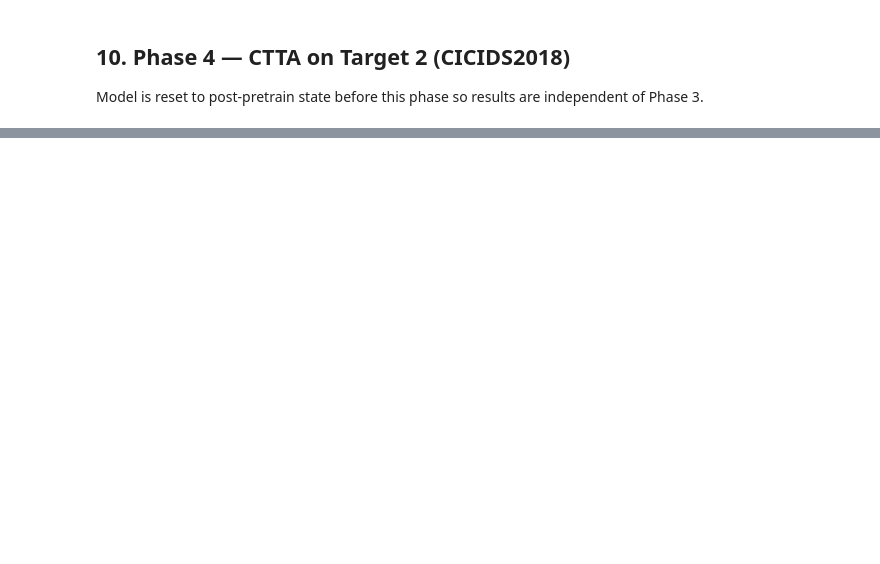
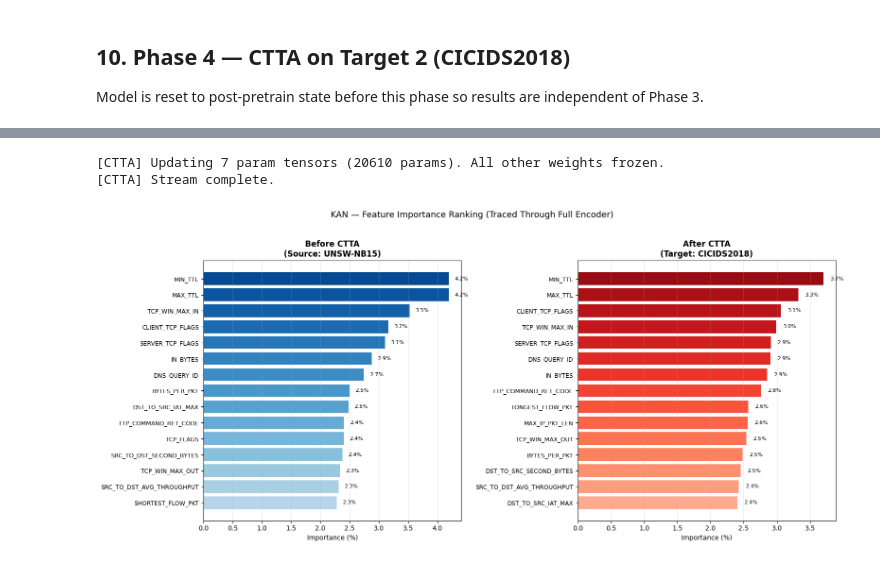
Before and after one commit to braim/nids-tta, a Jupyter notebook: colab/9-vis/NIDS_CTTA_VIS_8_0_0.ipynb, the cells around one changed output, grey strips where cells are left out. Cells and saved outputs as stored; diff of their text form; code cells hidden in the pictures; blank space fills up the shorter version.

```diff
--- a/colab/9-vis/NIDS_CTTA_VIS_8_0_0.ipynb
+++ b/colab/9-vis/NIDS_CTTA_VIS_8_0_0.ipynb
@@ -1070,34 +1203,38 @@ names_before = [feature_names[i] if i < len(feature_names) else f'Feature {i}' f
 vals_before = imp_before_pct[top_idx_before]
 
 colors_before = plt.cm.Blues(np.linspace(0.3, 0.9, top_k))
 ax1.barh(range(top_k), vals_before, color=colors_before)
 ax1.set_yticks(range(top_k))
 ax1.set_yticklabels(names_before, fontsize=9)
 ax1.set_xlabel('Importance (%)', fontsize=10)
-ax1.set_title(f'Before CTTA\n(Source: {SOURCE_NAME}})', fontsize=12, fontweight='bold')
+ax1.set_title(f'Before CTTA\n(Source: {SOURCE_NAME})', fontsize=12, fontweight='bold')
 ax1.grid(True, axis='x', alpha=0.3)
 for i, v in enumerate(vals_before):
     ax1.text(v + 0.1, i, f'{v:.1f}%', va='center', fontsize=8)
 
 # ── Right panel: After CTTA ──
 top_idx_after = np.argsort(imp_after_pct)[-top_k:]
 names_after = [feature_names[i] if i < len(feature_names) else f'Feature {i}' for i in top_idx_after]
 vals_after = imp_after_pct[top_idx_after]
 
 colors_after = plt.cm.Reds(np.linspace(0.3, 0.9, top_k))
 ax2.barh(range(top_k), vals_after, color=colors_after)
 ax2.set_yticks(range(top_k))
 ax2.set_yticklabels(names_after, fontsize=9)
 ax2.set_xlabel('Importance (%)', fontsize=10)
 ax2.set_title(f'After CTTA\n(Target: {TARGET1_NAME})', fontsize=12, fontweight='bold')
 ax2.grid(True, axis='x', alpha=0.3)
 for i, v in enumerate(vals_after):
     ax2.text(v + 0.1, i, f'{v:.1f}%', va='center', fontsize=8)
 
 fig.suptitle(f'{ARCH.upper()} — Feature Importance Ranking (Traced Through Full Encoder)', fontsize=13, y=1.02)
 plt.tight_layout()
 plt.savefig('feature_importance_separate.png', dpi=200, bbox_inches='tight')
 plt.show()
+# %% [output]
+[CTTA] Updating 7 param tensors (20610 params). All other weights frozen.
+[CTTA] Stream complete.
+[figure, added]
 # %%
 import plotly.graph_objects as go
 
```
Also changed, not shown: parts of 14 cells of this notebook.
